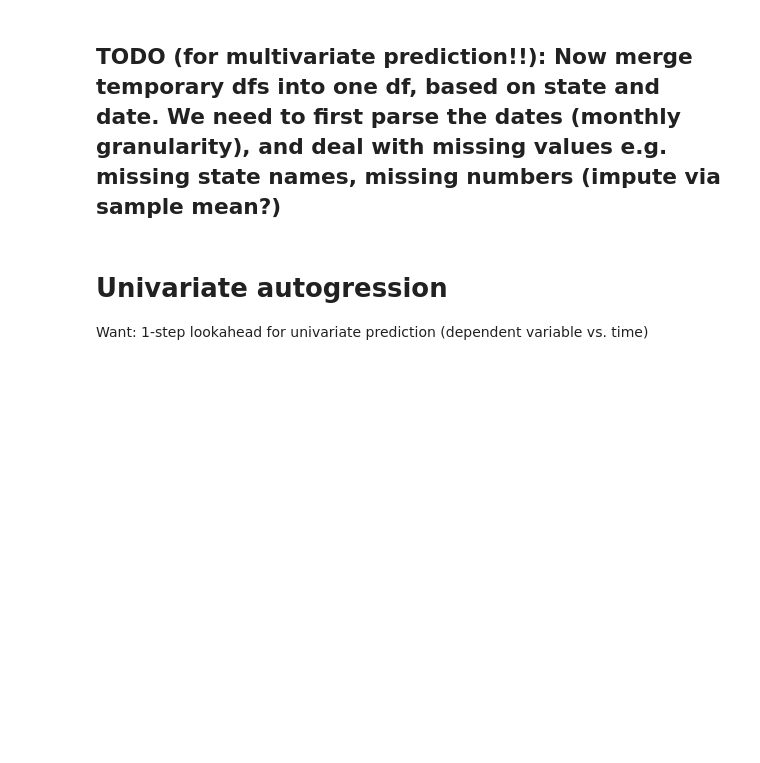
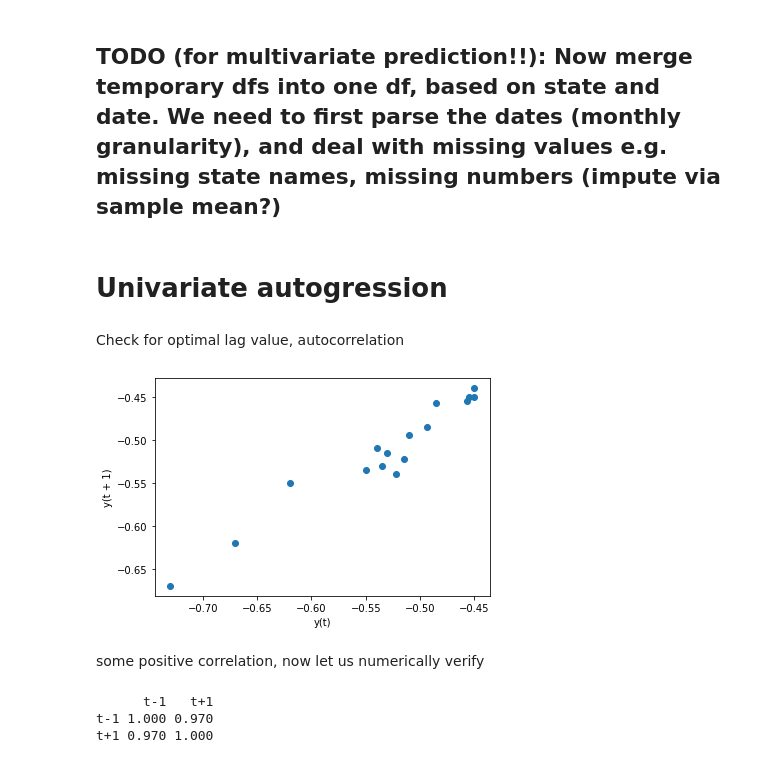
Before and after one commit to elizabethyoo/team_9, a Jupyter notebook: time_series.ipynb, the cells around one changed output. Drawn from its saved outputs; the diff is of its cells as text; code cells hidden in the pictures; blank space fills up the shorter version.

```diff
--- a/time_series.ipynb
+++ b/time_series.ipynb
@@ -129,10 +138,9 @@ memory usage: 55.4+ KB
 sbps_tmp = sbps_df[['ST', 'DATE_START', 'Expected recovery index', 'Overall sentiment index']]
 # %% [markdown]
 ## TODO (for multivariate prediction!!): Now merge temporary dfs into one df, based on state and date. We need to first parse the dates (monthly granularity), and deal with missing values e.g. missing state names, missing numbers (impute via sample mean?)
-# %% [markdown]
-
-# Univariate autogression
-Want: 1-step lookahead for univariate prediction (dependent variable vs. time)
+# %% [markdown]
+
+# Univariate autogression
 # %%
 # sbps_tmp
 # hps_tmp
@@ -141,0 +153,28 @@ osi_df = sbps_tmp.drop(['Expected recovery index'], axis=1)
+# %% [markdown]
+Check for optimal lag value, autocorrelation
+# %%
+from pandas import read_csv
+from matplotlib import pyplot
+from pandas.plotting import lag_plot
+series = read_csv('/content/gdrive/MyDrive/Group 9 Project Documents/Datasets/cleaned_datasets/eri_univariate.csv', header=0, index_col=0)
+lag_plot(series)
+pyplot.show()
+# %% [output]
+[figure, added]
+# %% [markdown]
+ some positive correlation, now let us numerically verify
+# %%
+from pandas import read_csv
+from pandas import DataFrame
+from pandas import concat
+from matplotlib import pyplot
+series = read_csv('/content/gdrive/MyDrive/Group 9 Project Documents/Datasets/cleaned_datasets/eri_univariate.csv', header=0, index_col=0)
+values = DataFrame(series.values)
+dataframe = concat([values.shift(1), values], axis=1)
+dataframe.columns = ['t-1', 't+1']
+result = dataframe.corr()
+print(result)
+# %% [output]
+      t-1   t+1
+t-1 1.000 0.970
+t+1 0.970 1.000
```
Also changed, not shown: parts of 8 cells of this notebook.
